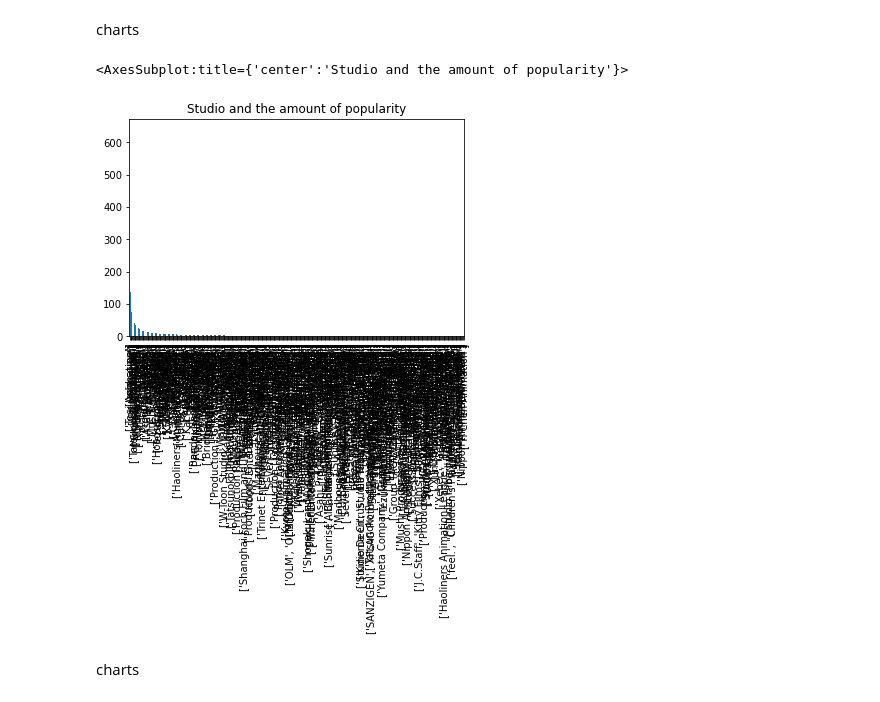
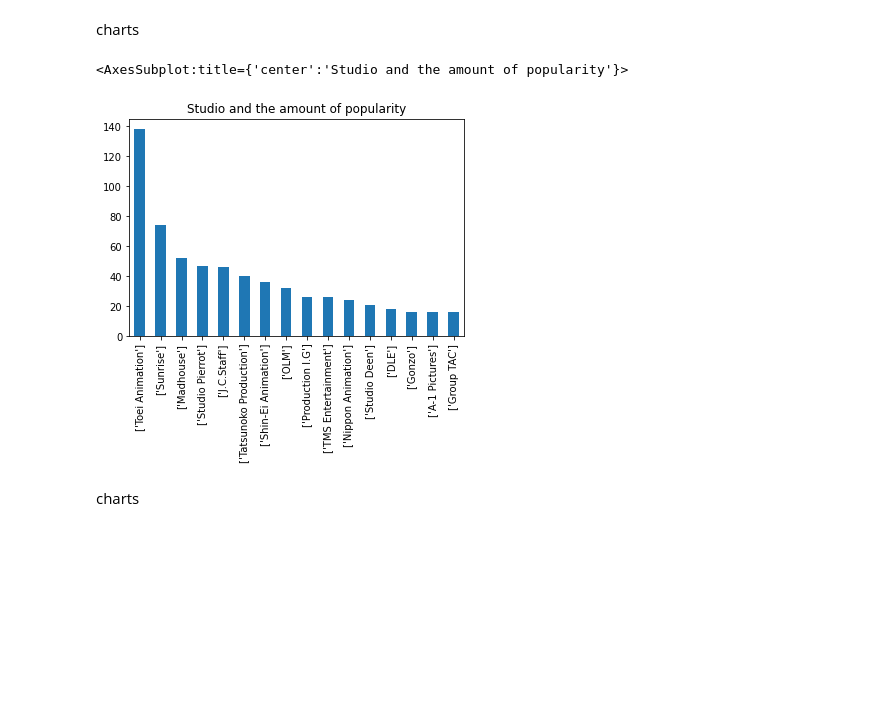
Before and after one commit to TamirIsCool/DataScIntro, a Jupyter notebook: Classification/WebScraping/prediction_groundwork_for_tommorow.ipynb, the cells around one changed output. Cells and saved outputs as stored; diff of their text form; code cells hidden in the pictures; blank space fills up the shorter version.

```diff
--- a/Classification/WebScraping/prediction_groundwork_for_tommorow.ipynb
+++ b/Classification/WebScraping/prediction_groundwork_for_tommorow.ipynb
@@ -58,3 +61,7 @@ from empiricaldist import Pmf, Cdf
+# %%
+no_studio = df[df['Studios'].str.contains('add some')]
+df = pd.concat([df, no_studio])
+df = df.drop_duplicates(keep=False)
 # %% [markdown]
 colums
 # %%
@@ -179,13 +220,14 @@ charts
 # %%
 #MAKE MEDIAN STUDIO POPULARITY
 #MAKE CHART
 
 import matplotlib.pyplot as plt
 plt.title('Studio and the amount of popularity')
-df.Studios.value_counts().plot(kind = 'bar')
+studio_appearances = df.Studios.value_counts()
+studio_appearances[studio_appearances > 15].plot(kind = 'bar')
 # %% [output]
 <AxesSubplot:title={'center':'Studio and the amount of popularity'}>
-[figure, old version]
+[figure, new version]
 # %% [markdown]
 charts
 # %%
```
Also changed, not shown: parts of 3 cells of this notebook.
